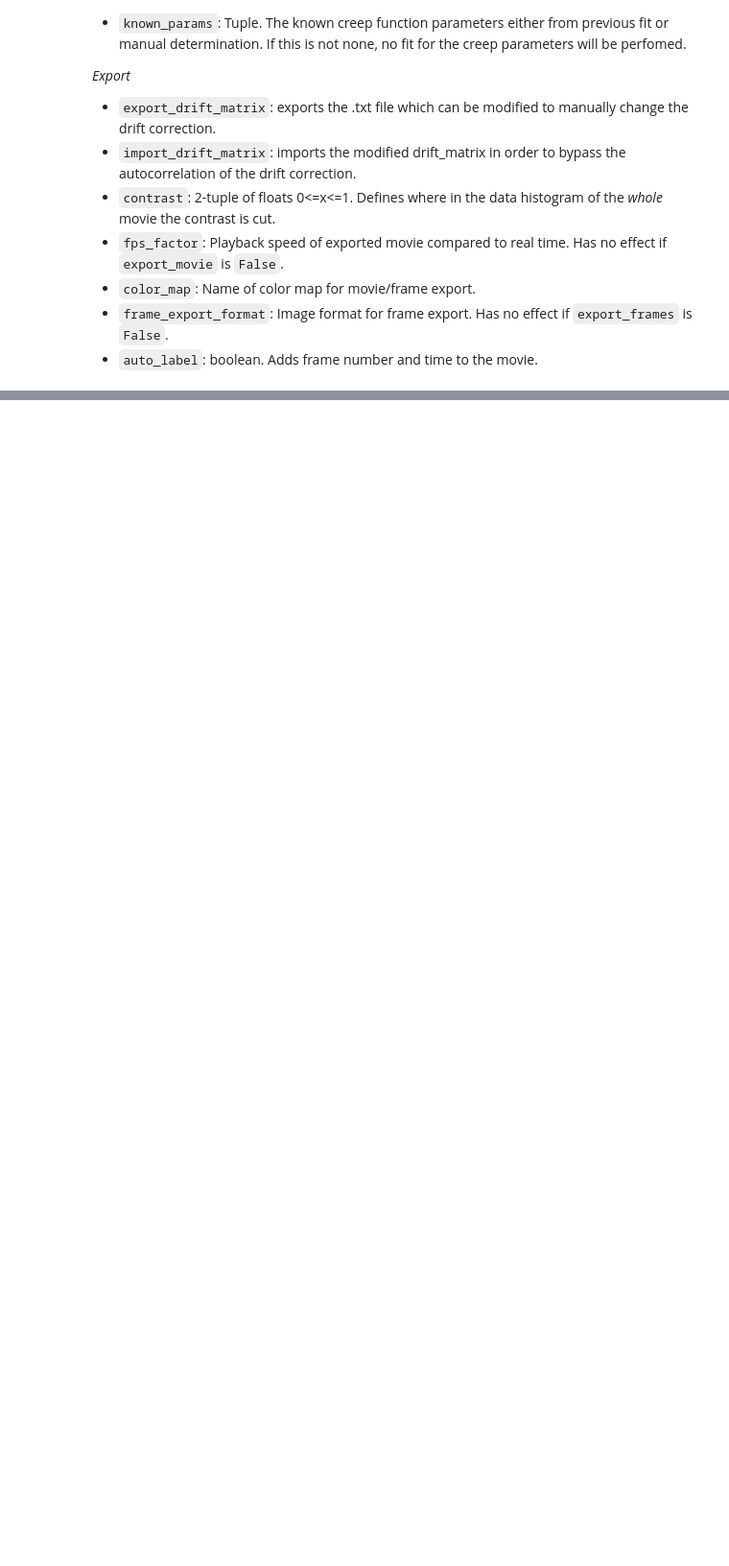
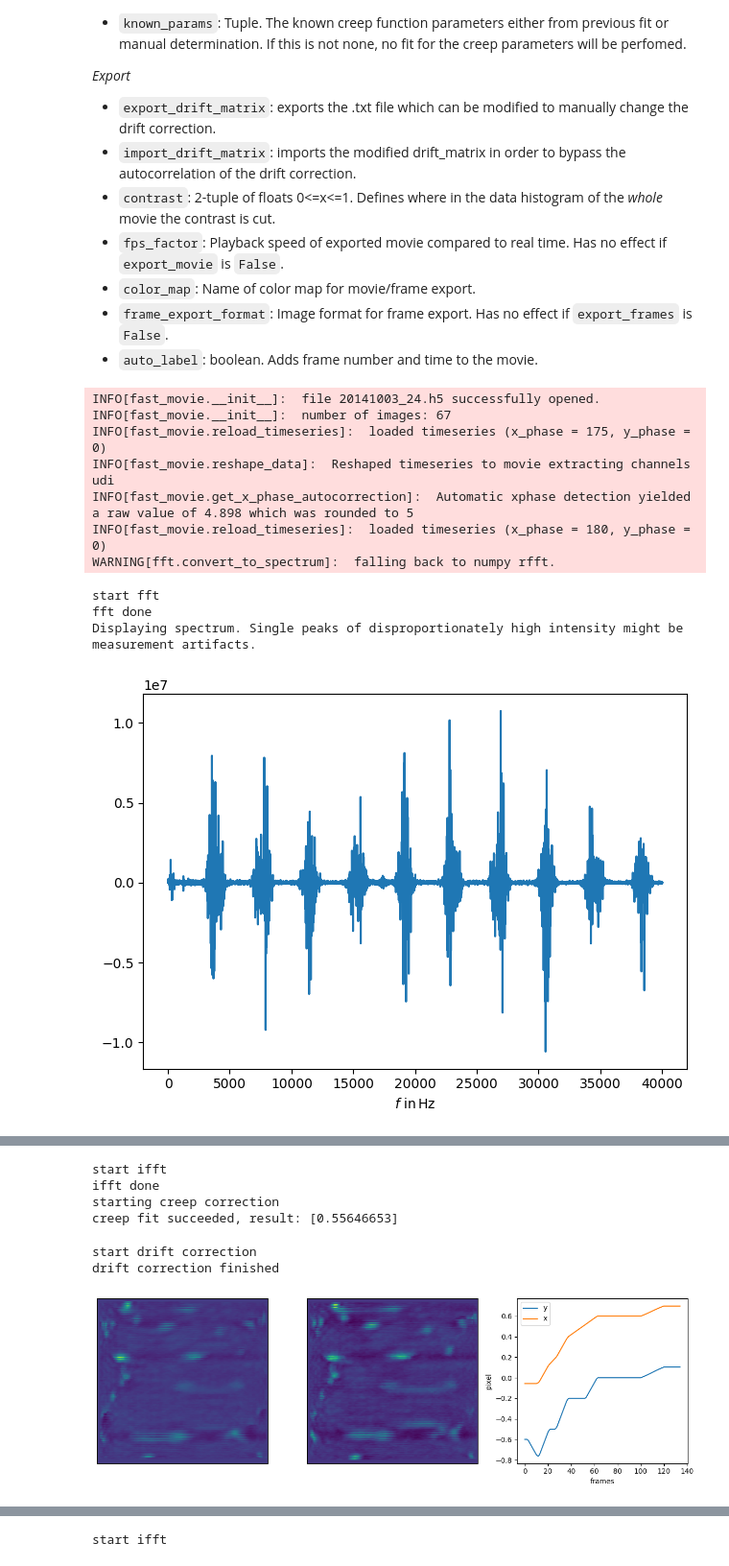
Before and after one commit to fastspm/pyfastspm, a Jupyter notebook: examples/pyfastspm_converter.ipynb, the cells around one changed output, grey strips where cells are left out. Shown: that part at 96% size. Drawn from its saved outputs; the diff is of its cells as text; code cells hidden in the pictures; blank space fills up the shorter version.

Commit message:
Update phase correction (from most recent notebook)

```diff
--- a/examples/pyfastspm_converter.ipynb
+++ b/examples/pyfastspm_converter.ipynb
@@ -14,8 +14,8 @@ import io
 from shutil import copy2
 import base64
 from skimage import morphology
-import seaborn as sns
-sns.set()
+# import seaborn as sns
+# sns.set()
 
 import pickle
 import pyfastspm as pf
@@ -137,7 +140,7 @@ _Export_
 s = {
     ### Import
     'image_range'           : None, #(0, 553), #(0,97), # (100,750), #(200,2000), # None
-    'auto_xphase'           : True,
+    'apply_auto_xphase'     : True,
 
     ### FFT filters
     'filter_x'              : True,
@@ -174,10 +177,10 @@ s = {
 ### Advanced settings
 s.update({
     ### Import and phase
-    'x_phase_correction'    : 0,  # applies phase correction after autophase
-    'y_phase'               : 0,  # enter adapted phase before auto correction
-    'x_phase'               : 0,
-    'sigma_gauss'           : 0,
+    'additional_x_phase'       : 0,  # applies additional phase correction after autophase
+    'manual_y_phase'           : 0,  # enter adapted phase before auto correction
+    'index_frame_to_correlate' : 0,
+    'sigma_gauss'              : 0,
 
     ### FFT filters
     'filter_broadness'      : None,
@@ -234,12 +237,17 @@ for i, file in enumerate(files):
 
 
     ### Load hdf5 file
-    ft = pf.FastMovie(str(file), y_phase=y_phase)
+    ft = pf.FastMovie(str(file), y_phase=manual_y_phase)
 
 
     ### Occasionally x phase in metadata is off
-    x_phase = ft.correct_phase(0, sigma_gauss=sigma_gauss, manual_x=x_phase_correction, manual_y=y_phase)
-
+    x_phase = ft.correct_phase(
+        apply_auto_xphase=apply_auto_xphase,
+        index_frame_to_correlate=index_frame_to_correlate,
+        sigma_gauss=sigma_gauss,
+        additional_x_phase=additional_x_phase,
+        manual_y_phase=manual_y_phase
+    )
 
     ################################################################
     ### --------------------- fft filter ----------------------- ###
@@ -340,30 +348,42 @@ for i, file in enumerate(files):
         ax[2].set_xlabel('frames')
         ax[2].set_ylabel('pixel')
     ax[1].tick_params(left=False, bottom=False, labelleft=False, labelbottom=False)
     ax[0].tick_params(left=False, bottom=False, labelleft=False, labelbottom=False)
     plt.tight_layout()
     plt.show()
 
 
     ################################################################
     ### ----------------------- Export ------------------------- ###
     ################################################################
 
     ### Export movie / frame and close file
     if export_movie:
         ft.export_movie(color_map=color_map, contrast=contrast, fps_factor=fps_factor,
                         image_range=image_range,scaling=scaling, auto_label=auto_label) # writes .mp4 file into same folder the .h5 file was loaded from
         if image_range == None:
             pick_data=ft.data
         else:
             pick_data=ft.data[image_range[0]*2:image_range[1]*2] # factor 2 due to two frames per image in udi
         pickle.dump([pick_data,ft.fps,image_range], open(str(file)+".p", "wb" ))
         with open (str(file)+'_meta.txt','w') as f:
             f.write('Metadata:\n' + str(ft.metadata) +'\nExport Options:\n'+str(s))
     if export_frames:
         ft.export_frame(images=frame_export_images, channel=frame_export_channel, color_map=color_map,
                         file_format=frame_export_format, contrast=contrast)
 
 
 
 ft.close()
+# %% [output]
+INFO[fast_movie.__init__]:  file 20141003_24.h5 successfully opened.
+INFO[fast_movie.__init__]:  number of images: 67
+INFO[fast_movie.reload_timeseries]:  loaded timeseries (x_phase = 175, y_phase = 0)
+INFO[fast_movie.reshape_data]:  Reshaped timeseries to movie extracting channels udi
+INFO[fast_movie.get_x_phase_autocorrection]:  Automatic xphase detection yielded a raw value of 4.898 which was rounded to 5
+INFO[fast_movie.reload_timeseries]:  loaded timeseries (x_phase = 180, y_phase = 0)
+WARNING[fft.convert_to_spectrum]:  falling back to numpy rfft.
+start fft
+fft done
+Displaying spectrum. Single peaks of disproportionately high intensity might be measurement artifacts.
+[figure, added]
@@ -369,0 +392,7 @@ ft.close()
+start ifft
+ifft done
+starting creep correction
+creep fit succeeded, result: [0.55646653]
+start drift correction
+drift correction finished
+[figure, added]
@@ -369,0 +417 @@ ft.close()
+start ifft
```
Also changed, not shown: parts of 2 cells of this notebook, 1 other file.
